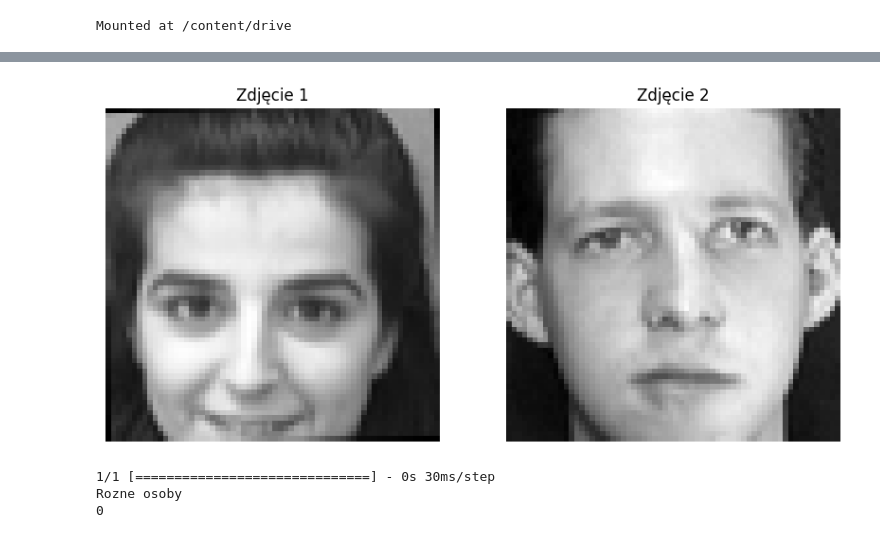
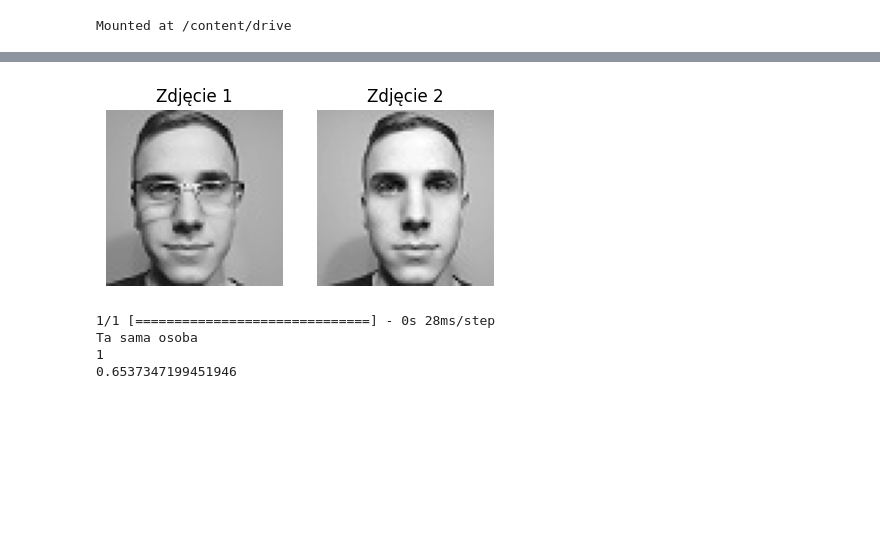
Before and after one commit to ajankowi/Multimedia, a Jupyter notebook: Face_recognition.ipynb, the cells around one changed output, grey strips where cells are left out. Cells and saved outputs as stored; diff of their text form; code cells hidden in the pictures; blank space fills up the shorter version.

Commit message:
New faces

```diff
--- a/Face_recognition.ipynb
+++ b/Face_recognition.ipynb
@@ -42,7 +42,7 @@ image_paths = ['/test/p_1.png', '/test/p_2.png', '/Adam/adam_1.jpg', '/Adam/adam
 
 # Inicjalizacja macierzy 2x3 do przechowywania zdjęć
 rows, cols = 2, 2
-fig, axs = plt.subplots(rows, cols, figsize=(10, 7))
+fig, axs = plt.subplots(rows, cols, figsize=(5, 5))
 
 # Iteracja po zdjęciach i ich wyświetlanie
 for i in range(rows):
@@ -65,8 +65,8 @@ path = '/content/drive/MyDrive/Multimedia/'
 
 im_1 = Image.open(path + 'test/p_1.png')
 im_2 = Image.open(path + 'test/p_2.png')
-im_3 = Image.open(path + 'Adam/adam_1.jpg').convert('L')
-im_4 = Image.open(path + 'Adam/adam_2.jpg').convert('L')
+adam_1 = Image.open(path + 'Adam/adam_1.jpg').convert('L')
+adam_2 = Image.open(path + 'Adam/adam_2.jpg').convert('L')
 
 # Zmiana formatu z AxA na 64x64
 #con_2 = con.resize((int(64), int(64)))
@@ -101,7 +101,7 @@ def gen_image(im_1, im_2):
 def print_images(im_1, im_2):
   # Inicjalizacja macierzy 2x3 do przechowywania zdjęć
   rows, cols = 1, 2
-  fig, axs = plt.subplots(rows, cols, figsize=(10, 7))
+  fig, axs = plt.subplots(rows, cols, figsize=(5, 5))
 
 
   # Wyświetlenie zdjęcia
@@ -134,23 +134,25 @@ def face_recognaction(im_1, im_2, print):
   predict_x = model.predict(x_test)
   prediction = (predict_x > 0.5).astype("int32")
 
-  pred = prediction[0][0]
+  pred = [prediction[0][0], predict_x[0][0]]
 
   return pred
 # %%
 #Sprawdznie podobienstwa
 
 
-pred = face_recognaction(im_1, im_2, True)
+pred = face_recognaction(adam_1, adam_2, True)
 
-if pred == 1:
+if pred[0] == 1:
   print('Ta sama osoba')
 else:
   print('Rozne osoby')
 
-print(pred)
+print(pred[0])
+print(pred[1])
 # %% [output]
-[figure, old version]
+[figure, new version]
-1/1 [==============================] - 0s 30ms/step
-Rozne osoby
-0
+1/1 [==============================] - 0s 28ms/step
+Ta sama osoba
+1
+0.6537347199451946
```
Also changed, not shown: parts of 1 cell of this notebook.
